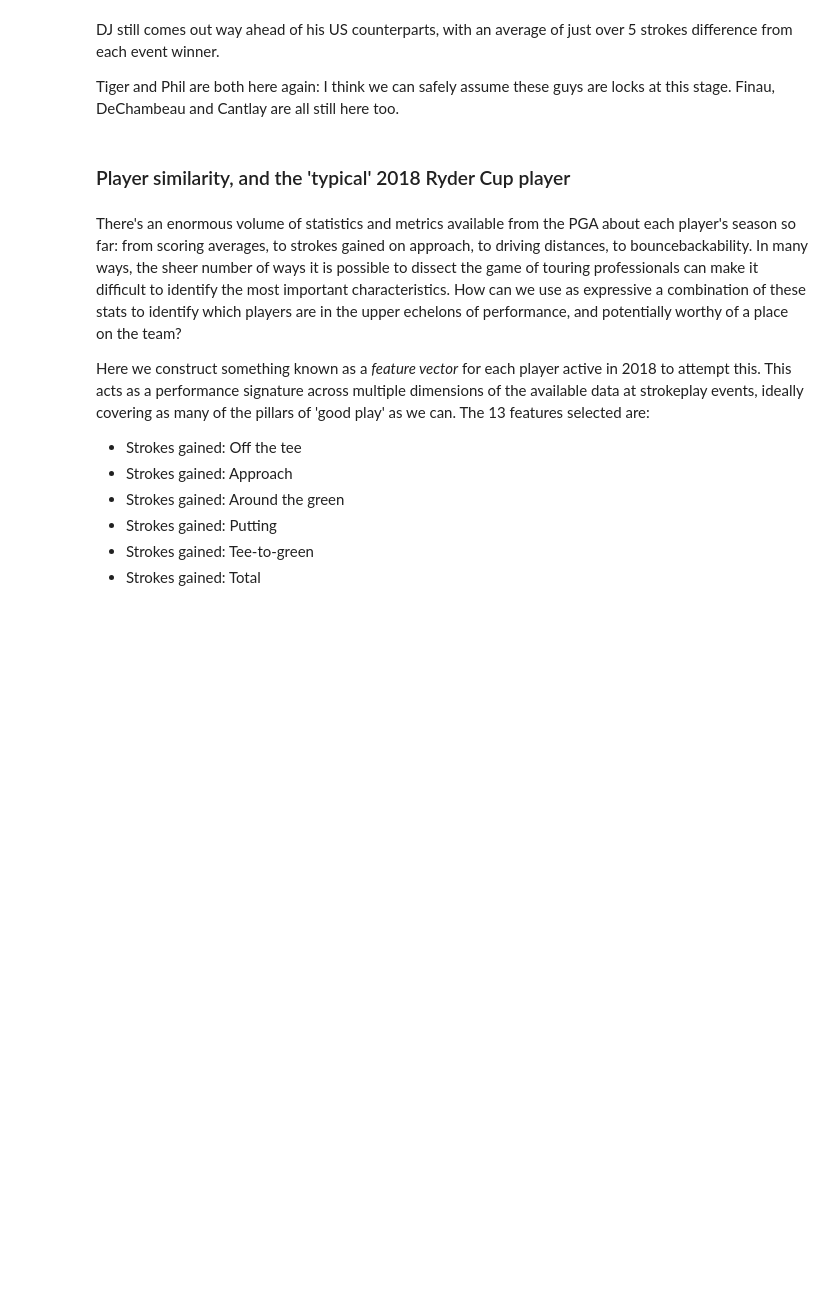
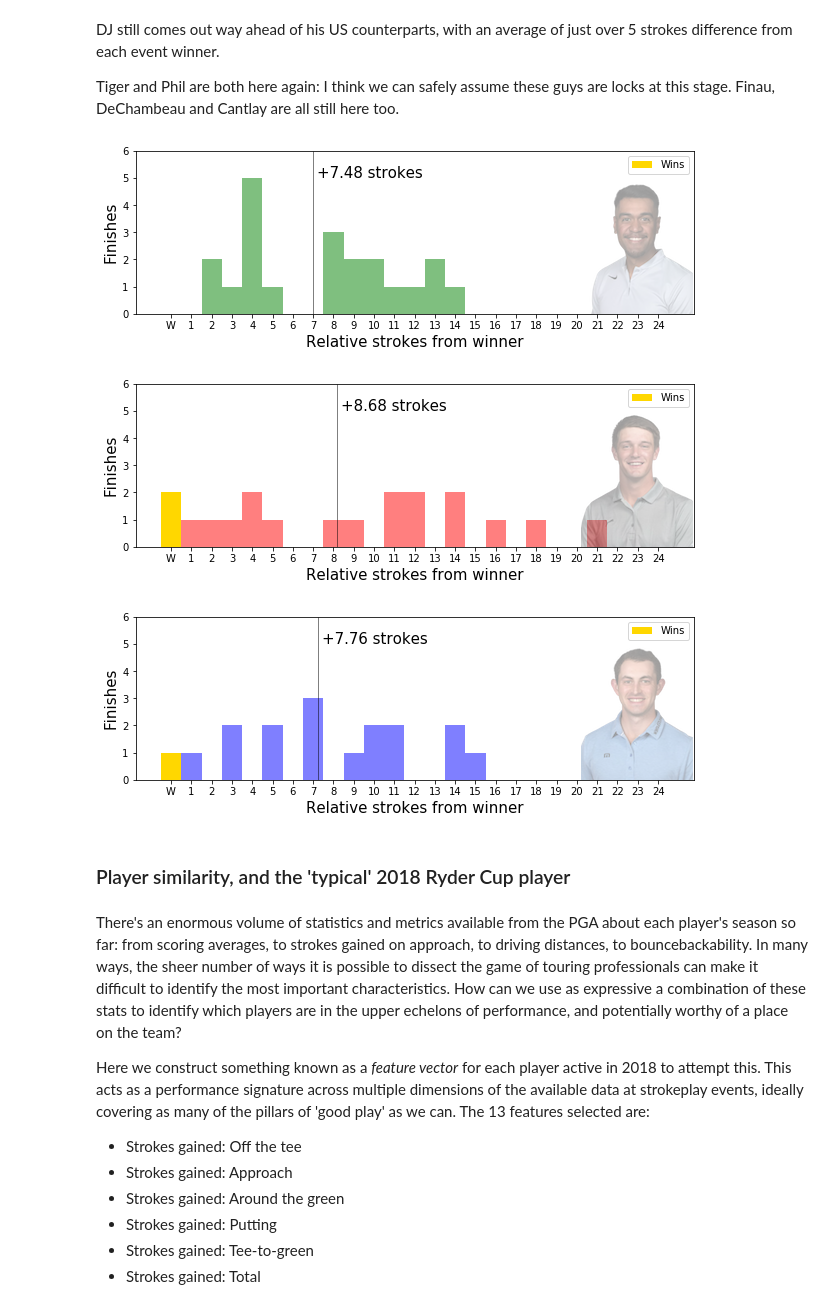
Before and after one commit to jjaco/rydercup2018, a Jupyter notebook: Ryder Cup US picks.ipynb, the cells around one changed output. Cells and saved outputs as stored; diff of their text form; code cells hidden in the pictures; blank space fills up the shorter version.

```diff
--- a/Ryder Cup US picks.ipynb
+++ b/Ryder Cup US picks.ipynb
@@ -188,6 +235,42 @@ leaderboard_ts['mean_relative_strokes'] = relative_strokes_df.mean(axis=1)
 DJ still comes out way ahead of his US counterparts, with an average of just over 5 strokes difference from each event winner.
 
 Tiger and Phil are both here again: I think we can safely assume these guys are locks at this stage. Finau, DeChambeau and Cantlay are all still here too.
+# %%
+players = ['tony finau', 'bryson dechambeau', 'patrick cantlay']
+colors = ['green', 'red', 'blue']
+
+def plot_relative_strokes_hist(player_name, color):
+    fig, ax = plt.subplots(figsize=(10, 3))
+
+    results = relative_strokes_df.loc[player_name].dropna()
+    mean_strokes = round(results.mean(),2)
+
+    wins = results[results < 1]
+    others = results[results >= 1]
+
+    plt.hist(wins, range=(0,25), bins=25, color='gold', label='Wins');
+    plt.hist(others, range=(0,25), bins=25, color=color, alpha=0.5)
+    plt.ylim(0, 6)
+    plt.xticks(np.arange(0.5, 25))
+    ax.set_xticklabels(['W'] + list(np.arange(1, 25)))
+    plt.legend()
+    plt.ylabel("Finishes", size=15)
+    plt.xlabel("Relative strokes from winner", size=15)
+
+    plt.text(mean_strokes + 0.2, 5, "+{0} strokes".format(mean_strokes), size=15)
+    plt.vlines(mean_strokes, 0, 6, linewidth=0.5)
+
+    player_pic = plt.imread('./{0}.png'.format(player_name))
+    ax.figure.figimage(player_pic, 485, 43, resize=False, zorder=1, alpha=0.4)
+
+
+for player, color in zip(players, colors):
+    plot_relative_strokes_hist(player, color=color)
+    plt.savefig("./{0}.png".format(player.split(" ")[0]), bbox_inches='tight')
+# %% [output]
+[figure, added]
+[figure, added]
+[figure, added]
 # %% [markdown]
 ### Player similarity, and the 'typical' 2018 Ryder Cup player
 # %% [markdown]
```
Also changed, not shown: parts of 5 cells of this notebook, 1 other file.
